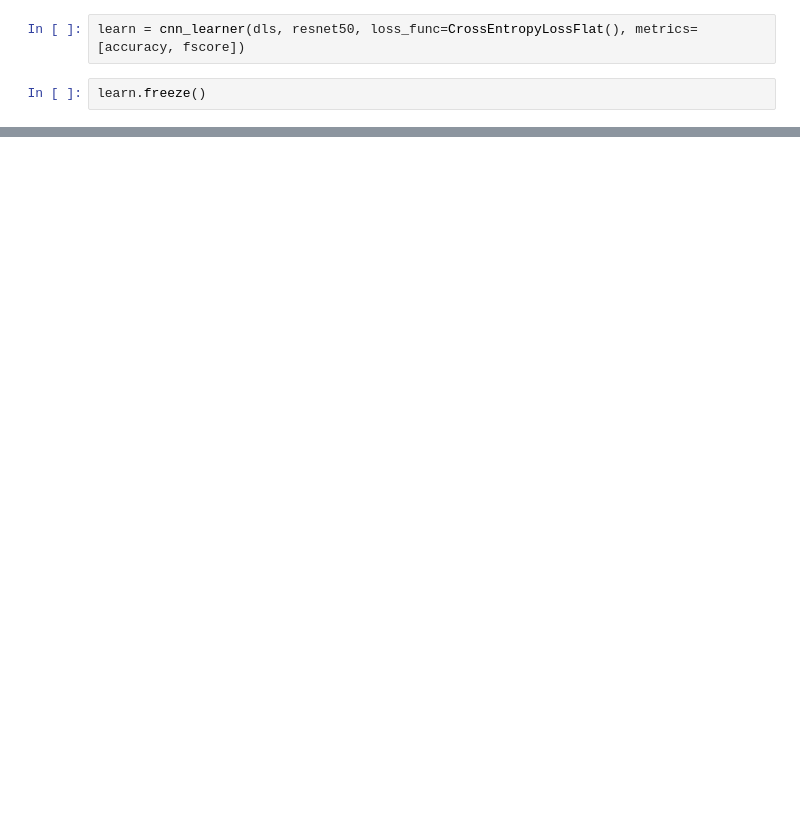
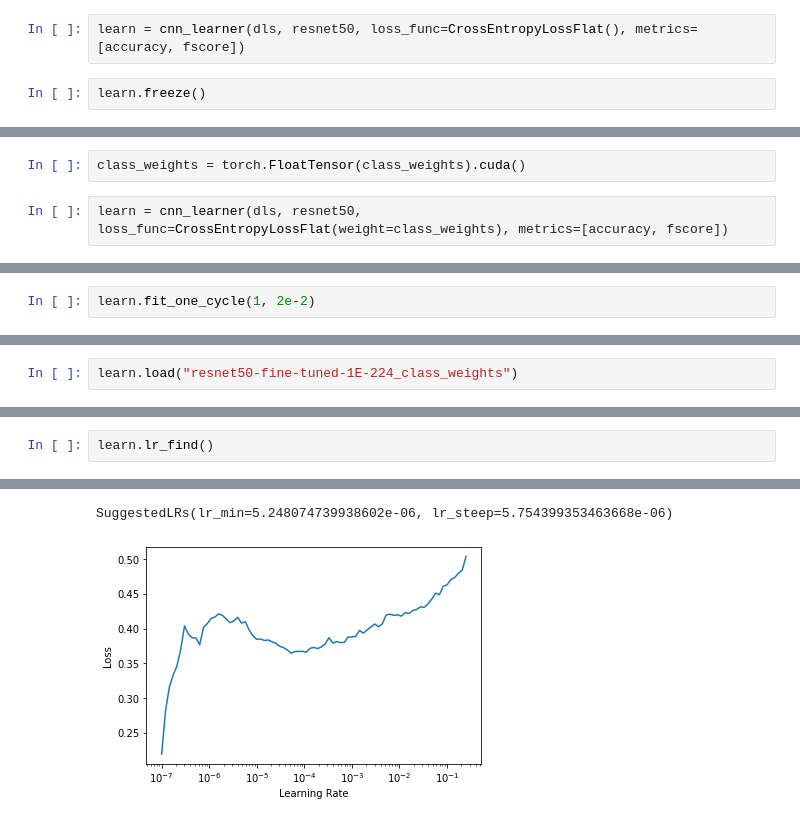
Before and after one commit to peluz/victor-visual-text, a Jupyter notebook: img_training.ipynb, the cells around one changed output, grey strips where cells are left out. Drawn from its saved outputs; the diff is of its cells as text; blank space fills up the shorter version.

```diff
--- a/img_training.ipynb
+++ b/img_training.ipynb
@@ -78,0 +203,4 @@ learn.fit_one_cycle(1, 1e-2)
+# %%
+class_weights = torch.FloatTensor(class_weights).cuda()
+# %%
+learn = cnn_learner(dls, resnet50, loss_func=CrossEntropyLossFlat(weight=class_weights), metrics=[accuracy, fscore])
@@ -78,0 +213,2 @@ learn.fit_one_cycle(1, 1e-2)
+# %%
+learn.fit_one_cycle(1, 2e-2)
@@ -78,0 +219,2 @@ learn.fit_one_cycle(1, 1e-2)
+# %%
+learn.load("resnet50-fine-tuned-1E-224_class_weights")
@@ -78,0 +271,3 @@ learn.fit_one_cycle(1, 1e-2)
+# %%
+learn.lr_find()
+# %% [output]
@@ -78,0 +275,2 @@ learn.fit_one_cycle(1, 1e-2)
+SuggestedLRs(lr_min=5.248074739938602e-06, lr_steep=5.754399353463668e-06)
+[figure, added]
```
Also changed, not shown: parts of 46 cells of this notebook, 1 other file.
